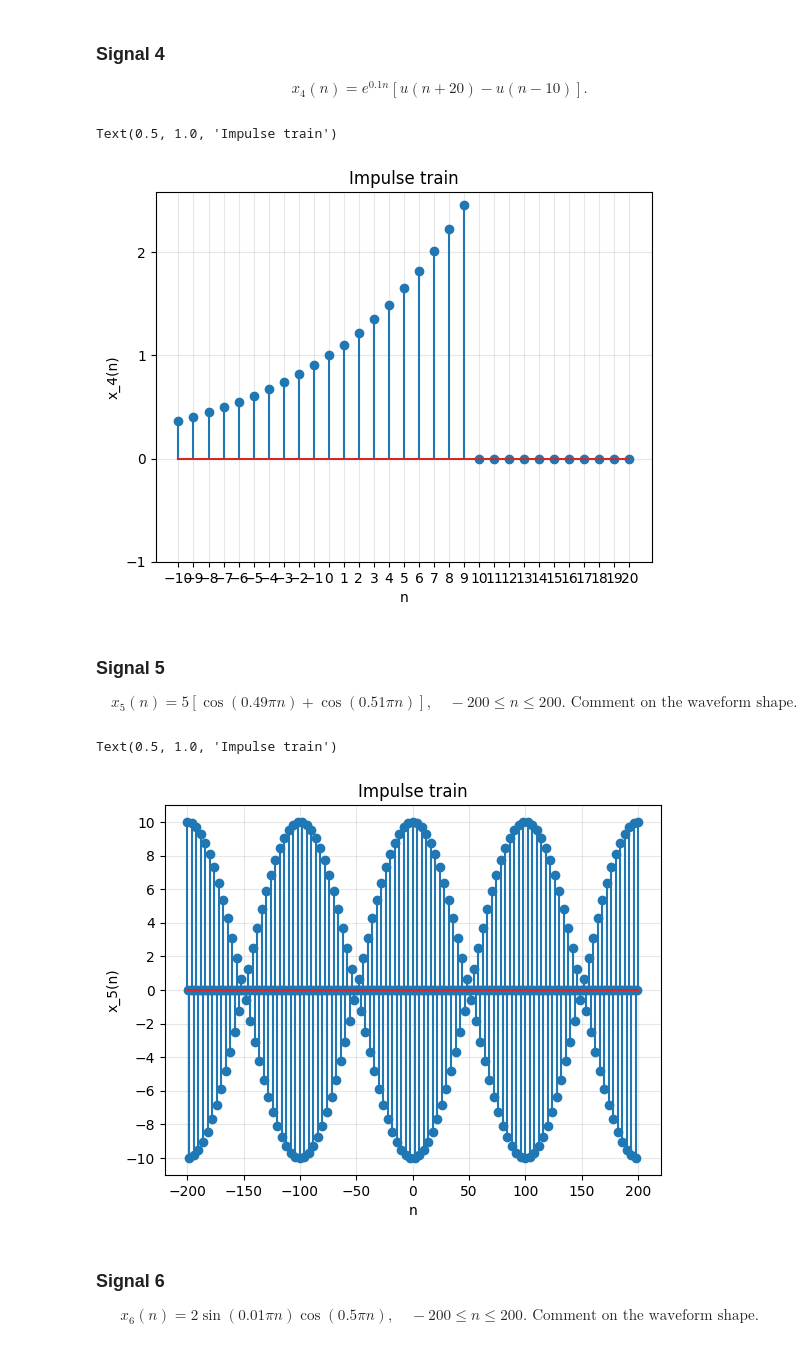
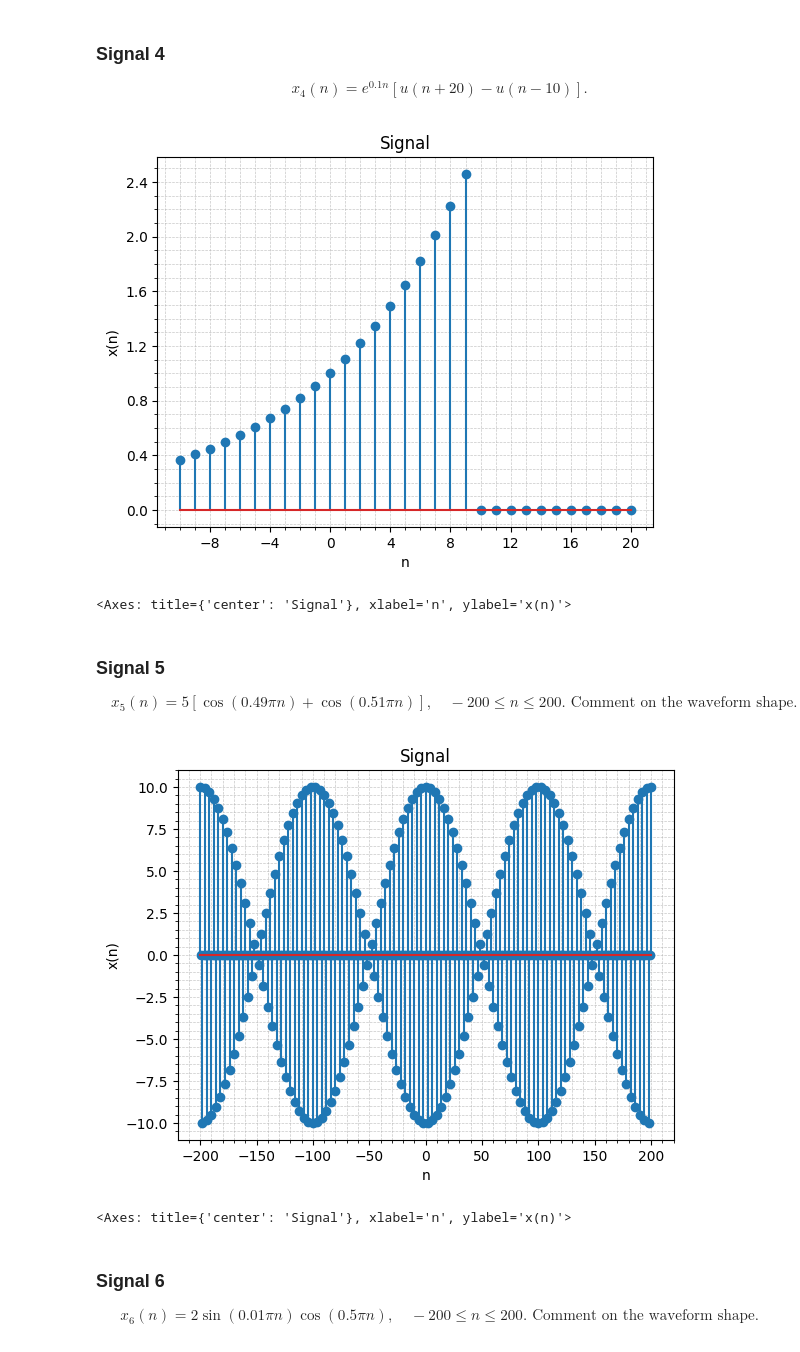
Before and after one commit to joaomariolago/ifsc-dsp, a Jupyter notebook: lista-1/lista-1.ipynb, the cells around one changed output. Cells and saved outputs as stored; diff of their text form; code cells hidden in the pictures.

```diff
--- a/lista-1/lista-1.ipynb
+++ b/lista-1/lista-1.ipynb
@@ -96,21 +72,13 @@ $$
 # %%
 # Implementing \quad x_4(n) = e^{0.1n}[u(n + 20) - u(n - 10)]
 
 n = np.arange(-10, 21)
-x = np.exp(0.1 * n) * (n >= -20) - np.exp(0.1 * n) * (n >= 10)
+x = Signal.from_exponential(1, 0.1, n) * (Signal.from_step(n, -20) - Signal.from_step(n, 10))
 
-plt.stem(n, x)
-# Adjust grid and axes scales and intervals
-plt.grid(alpha = 0.3)
-plt.xticks(np.arange(-10, 21, 1))
-plt.yticks(np.arange(-1, 3, 1))
-# Add labels and title
-plt.xlabel('n')
-plt.ylabel('x_4(n)')
-plt.title('Impulse train')
+x.stem()
 # %% [output]
+[figure, new version]
-Text(0.5, 1.0, 'Impulse train')
+<Axes: title={'center': 'Signal'}, xlabel='n', ylabel='x(n)'>
-[figure, old version]
 # %% [markdown]
 ### Signal 5
 $$
@@ -120,20 +88,12 @@ $$
 # Implementing \quad x_5(n) = 5[\cos(0.49\pi n) + \cos(0.51\pi n)], \quad -200 \leq n \leq 200
 
 n = np.arange(-200, 201)
-x = 5 * (np.cos(0.49 * np.pi * n) + np.cos(0.51 * np.pi * n))
+x = 5 * (Signal.from_cosine(0.49 * np.pi, n) + Signal.from_cosine(0.51 * np.pi, n))
 
-plt.stem(n, x)
-# Adjust grid and axes scales and intervals
-plt.grid(alpha = 0.3)
-plt.xticks(np.arange(-200, 201, 50))
-plt.yticks(np.arange(-10, 11, 2))
-# Add labels and title
-plt.xlabel('n')
-plt.ylabel('x_5(n)')
-plt.title('Impulse train')
+x.stem()
 # %% [output]
+[figure, new version]
-Text(0.5, 1.0, 'Impulse train')
+<Axes: title={'center': 'Signal'}, xlabel='n', ylabel='x(n)'>
-[figure, old version]
 # %% [markdown]
 ### Signal 6
 $$
```
Also changed, not shown: parts of 9 cells of this notebook, 3 other files.
